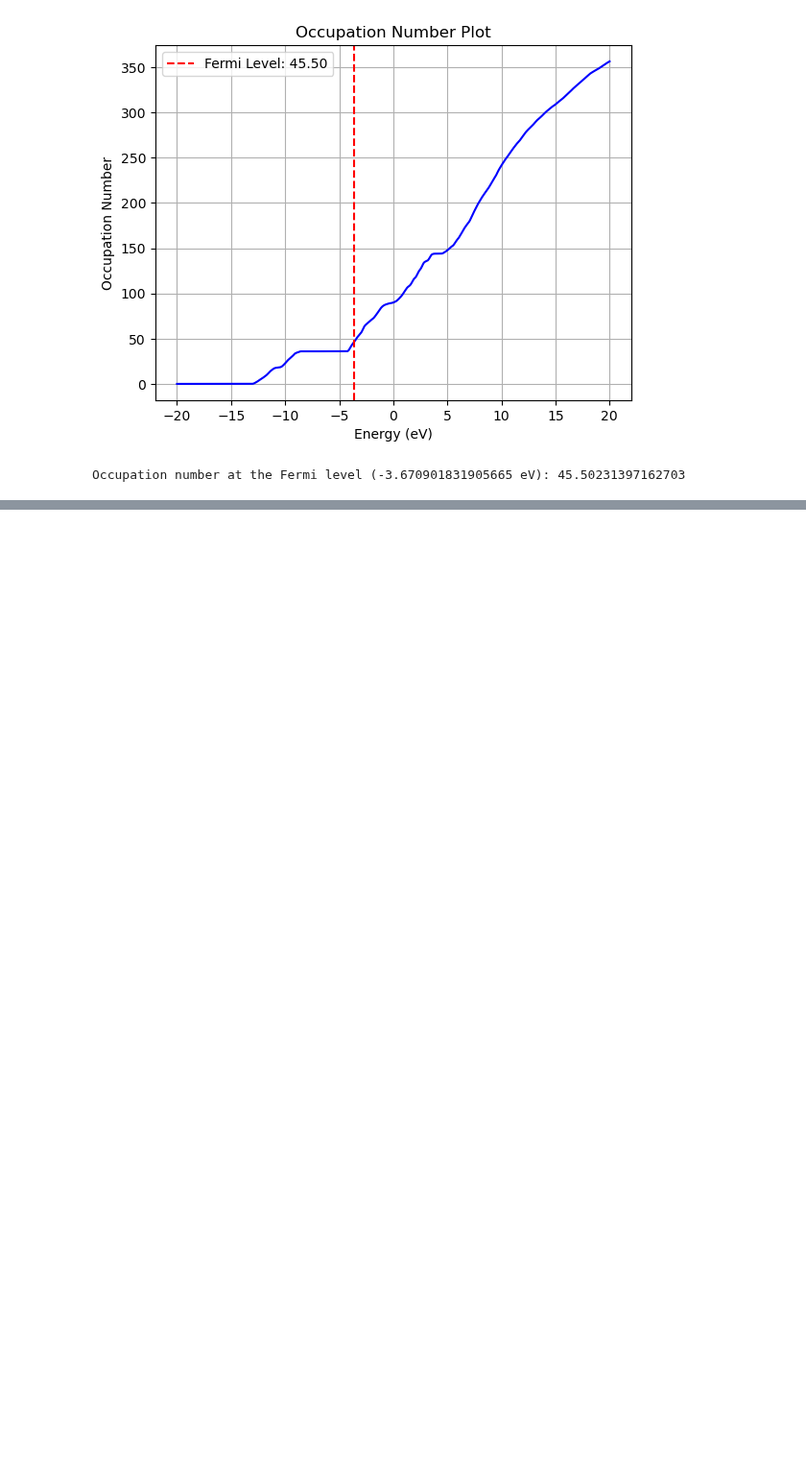
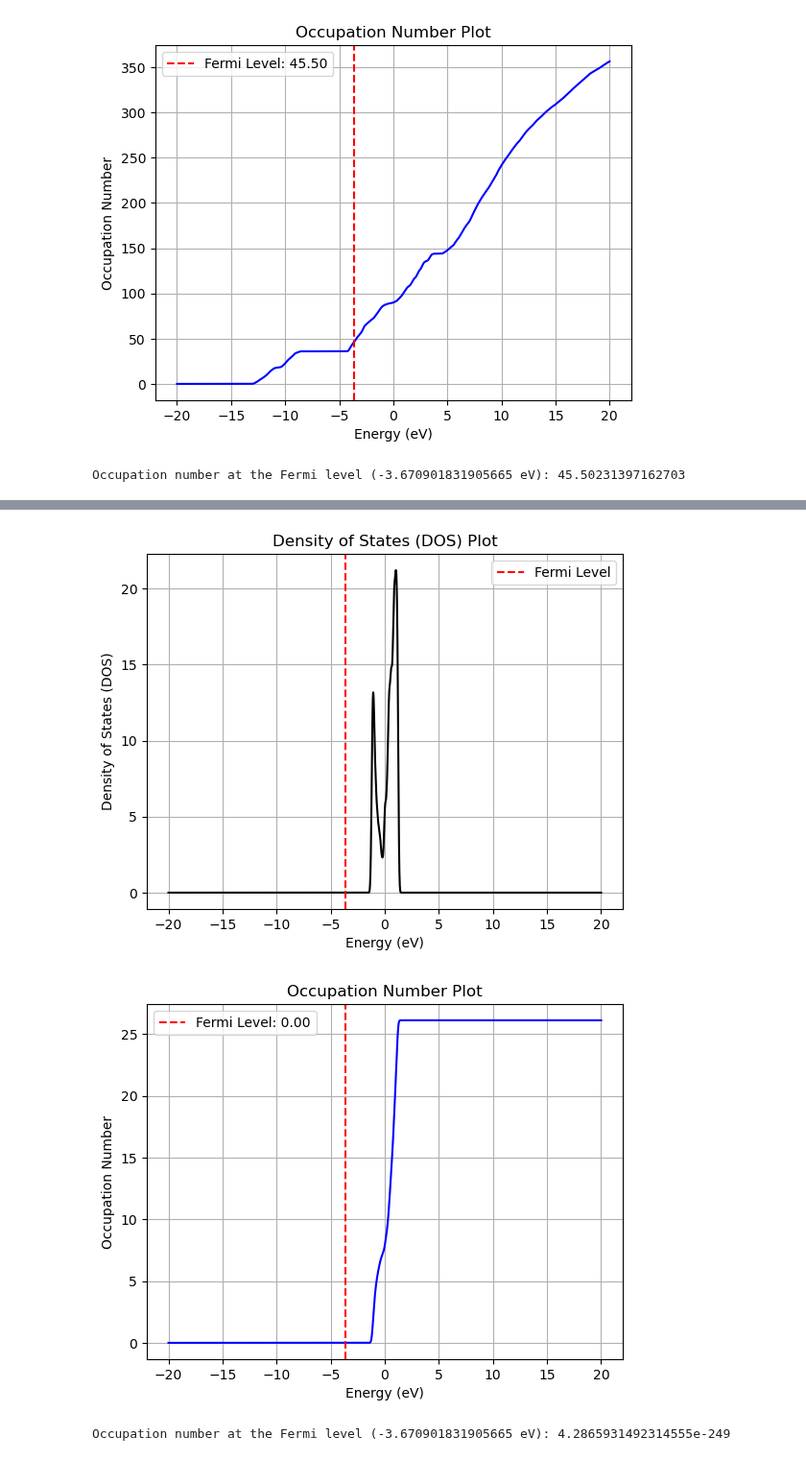
Before and after one commit to AngusHsuPhys/deeph_dev, a Jupyter notebook: DOS_plot.ipynb, the cells around one changed output, grey strips where cells are left out. Shown at 96% size. Drawn from its saved outputs; the diff is of its cells as text; code cells hidden in the pictures; blank space fills up the shorter version.

Commit message:
modified DOS_plot and add dos.dat

```diff
--- a/DOS_plot.ipynb
+++ b/DOS_plot.ipynb
@@ -72,0 +58,46 @@ Occupation number at the Fermi level (-3.670901831905665 eV): 45.50231397162703
+# %%
+# Read the data from the file
+filename = './deeph_dev/dos.dat'  # Replace with your filename
+data = np.loadtxt(filename)
+
+# Extract the first and second columns
+energy = data[:, 0]
+dos = data[:, 1]
+
+# Specify the Fermi level (in eV)
+fermi_level = -3.670901831905665# Replace with your actual Fermi level
+
+# Calculate the cumulative integral of the DOS (occupation number)
+occupation_number = cumtrapz(dos, energy, initial=0)
+
+# Find the occupation number at the Fermi level
+index_fermi = np.searchsorted(energy, fermi_level)
+occupation_at_fermi = occupation_number[index_fermi]
+
+# Plot the DOS
+plt.plot(energy, dos, color='black')
+plt.xlabel('Energy (eV)')
+plt.ylabel('Density of States (DOS)')
+plt.title('Density of States (DOS) Plot')
+plt.grid(True)
+plt.axvline(x=fermi_level, color='red', linestyle='--', label='Fermi Level')
+plt.legend()
+
+# Plot the occupation number
+plt.figure()
+plt.plot(energy, occupation_number, color='blue')
+plt.xlabel('Energy (eV)')
+plt.ylabel('Occupation Number')
+plt.title('Occupation Number Plot')
+plt.grid(True)
+plt.axvline(x=fermi_level, color='red', linestyle='--', label=f'Fermi Level: {occupation_at_fermi:.2f}')
+plt.legend()
+
+plt.show()
+
+# Print the occupation number at the Fermi level
+print(f"Occupation number at the Fermi level ({fermi_level} eV): {occupation_at_fermi}")
+# %% [output]
+[figure, added]
+[figure, added]
+Occupation number at the Fermi level (-3.670901831905665 eV): 4.2865931492314555e-249
```
Also changed, not shown: parts of 3 cells of this notebook, 2 other files.
